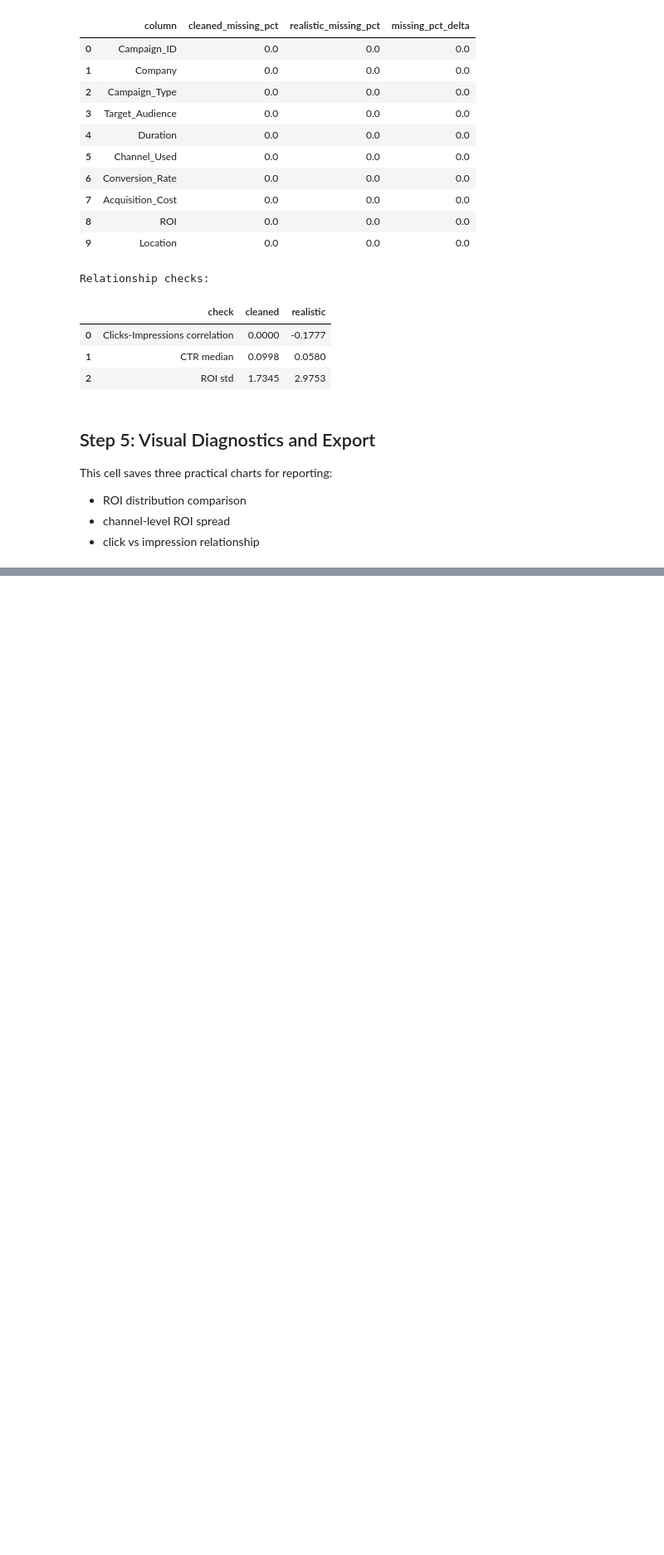
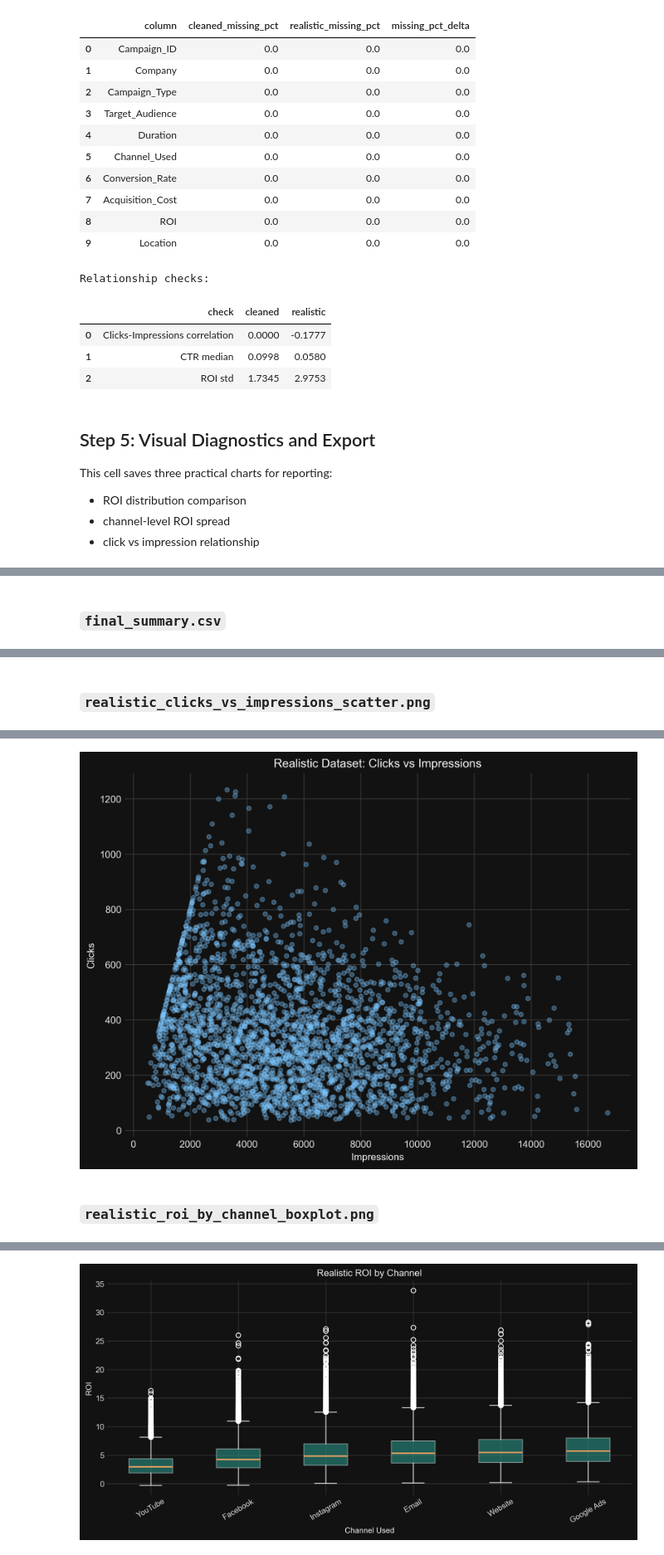
Before and after one commit to bakedaliennn/py_marketing_eda, a Jupyter notebook: notebooks/07_realism_exploration.ipynb, the cells around one changed output, grey strips where cells are left out. Shown at 83% size. Drawn from its saved outputs; the diff is of its cells as text; code cells hidden in the pictures; blank space fills up the shorter version.

```diff
--- a/notebooks/07_realism_exploration.ipynb
+++ b/notebooks/07_realism_exploration.ipynb
@@ -249,0 +293,35 @@ Use this checklist when reviewing results:
+# %%
+from IPython.display import HTML, Image, Markdown, display
+
+# Discover saved outputs produced by this notebook.
+saved_tables = [p for p in [FINAL_SUMMARY_PATH] if p.exists()]
+saved_charts = sorted(RESULTS_DIR.glob("*.png"))
+
+if not saved_tables and not saved_charts:
+    print("No saved artifacts found yet. Run Step 3 and Step 5 first.")
+else:
+    print("Exploration artifacts saved in this notebook:")
+    for table_path in saved_tables:
+        print(f"- {table_path.resolve()}")
+    for chart_path in saved_charts:
+        print(f"- {chart_path.resolve()}")
+
+# Dark table style for notebook previews.
+dark_table_css = [
+    {"selector": "th", "props": [("background-color", "#1F2937"), ("color", "#F9FAFB"), ("border", "1px solid #374151")]},
+    {"selector": "td", "props": [("background-color", "#111827"), ("color", "#E5E7EB"), ("border", "1px solid #374151")]},
+    {"selector": "", "props": [("border-collapse", "collapse"), ("font-family", "Segoe UI")]},
+]
+
+# Preview saved tables with dark-themed styling.
+for table_path in saved_tables:
+    display(Markdown(f"### `{table_path.name}`"))
+    table_df = pd.read_csv(table_path)
+    display(table_df.style.set_table_styles(dark_table_css))
+
+# Preview saved charts on a dark card background.
+for chart_path in saved_charts:
+    display(Markdown(f"### `{chart_path.name}`"))
+    display(HTML("<div style='background:#121212;padding:12px;border:1px solid #2D2D2D;border-radius:8px;display:inline-block;'></div>"))
+    display(Image(filename=str(chart_path)))
+# %% [output]
@@ -249,0 +333 @@ Use this checklist when reviewing results:
+### `final_summary.csv`
@@ -249,0 +341 @@ Use this checklist when reviewing results:
+### `realistic_clicks_vs_impressions_scatter.png`
@@ -249,0 +343,2 @@ Use this checklist when reviewing results:
+[figure, added]
+### `realistic_roi_by_channel_boxplot.png`
@@ -249,0 +346 @@ Use this checklist when reviewing results:
+[figure, added]
```
Also changed, not shown: parts of 6 cells of this notebook, 38 other files.
